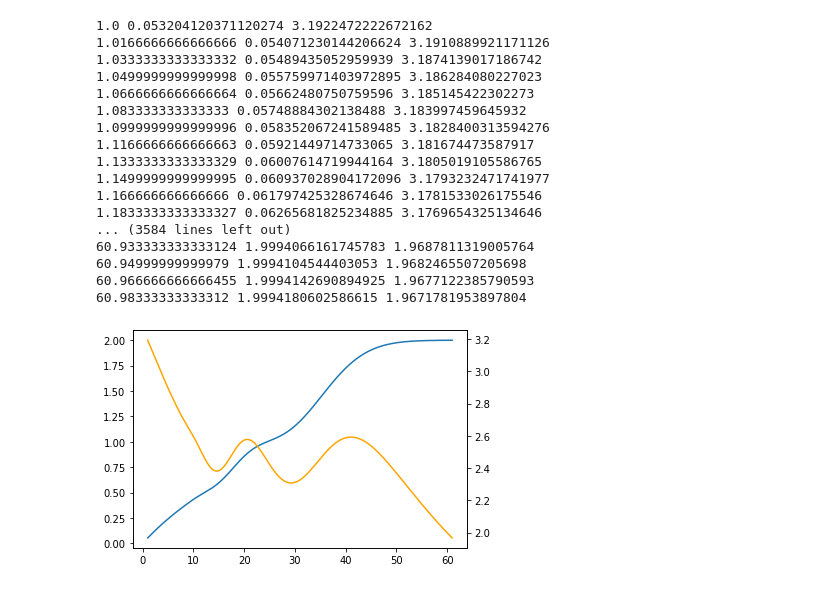
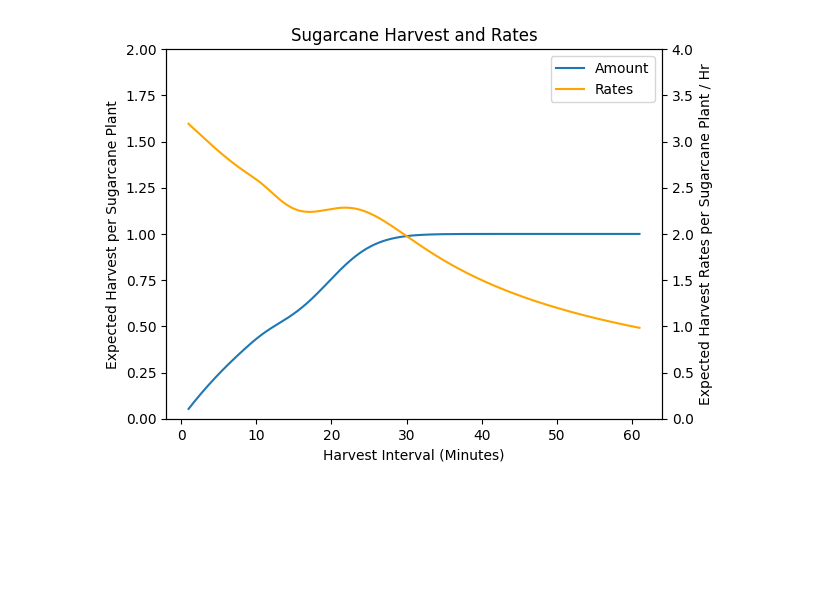
Before and after one commit to jcw780/mc_drop_chance, a Jupyter notebook: sugarcane.ipynb, the cells around one changed output. Cells and saved outputs as stored; diff of their text form; code cells hidden in the pictures; blank space fills up the shorter version.

```diff
--- a/sugarcane.ipynb
+++ b/sugarcane.ipynb
@@ -51,49 +51,44 @@ plt.show()
 # %%
 def compute_dist_given_time_gt(harvest_cycle_gt, harvest_overhead_gt):
     random_tick_speed = 3
     growth_time_per_cycle = harvest_cycle_gt - harvest_overhead_gt
     random_ticks = np.arange(0, 100)
     dist_t0 = binom(random_tick_speed * growth_time_per_cycle, 16**-3).pmf(random_ticks)
     dist_t1 = compute_T_n(dist_t0)
 
-    expected_collection = dist_t1[16:32].sum() * 1 + dist_t1[32:].sum() * 2
+    #expected_collection = dist_t1[16:32].sum() * 1 + dist_t1[32:].sum() * 2
+    expected_collection = dist_t1[16:].sum() * 1
     return expected_collection
 
 minutes = np.arange(1, 61, (1/60))
 collected = np.zeros(minutes.shape[0])
 rates = np.zeros(minutes.shape[0])
 
 for i, duration in enumerate(minutes):
     avg_collected = compute_dist_given_time_gt(int(duration*60*20), 6)
     collected[i] = avg_collected
     rates[i] = avg_collected / duration * 60
-    print(duration, avg_collected, avg_collected / duration * 60)
+    #print(duration, avg_collected, avg_collected / duration * 60)
 
 
 fig, ax1 = plt.subplots()
 ax2 = ax1.twinx()
 
 #print(collected, rates)
 
-ax1.plot(minutes, collected)
-ax2.plot(minutes, rates, color='orange')
+ax1.set_title('Sugarcane Harvest and Rates')
+ax1.set_xlabel('Harvest Interval (Minutes)')
+ax1.set_ylabel('Expected Harvest per Sugarcane Plant')
+ax1.set_ylim(0, 2)
+ax1.plot(minutes, collected, label='Amount')
+ax2.plot(minutes, rates, color='orange', label='Rates')
+ax2.set_ylim(0, 4)
+ax2.set_ylabel('Expected Harvest Rates per Sugarcane Plant / Hr')
+
+lines, labels = ax1.get_legend_handles_labels()
+lines2, labels2 = ax2.get_legend_handles_labels()
+ax2.legend(lines + lines2, labels + labels2, loc=0)
+
 plt.show()
 # %% [output]
-1.0 0.053204120371120274 3.1922472222672162
-1.0166666666666666 0.054071230144206624 3.1910889921171126
-1.0333333333333332 0.05489435052959939 3.1874139017186742
-1.0499999999999998 0.055759971403972895 3.186284080227023
-1.0666666666666664 0.05662480750759596 3.185145422302273
-1.083333333333333 0.05748884302138488 3.183997459645932
-1.0999999999999996 0.058352067241589485 3.1828400313594276
-1.1166666666666663 0.05921449714733065 3.181674473587917
-1.1333333333333329 0.06007614719944164 3.1805019105586765
-1.1499999999999995 0.060937028904172096 3.1793232471741977
-1.166666666666666 0.061797425328674646 3.1781533026175546
-1.1833333333333327 0.06265681825234885 3.1769654325134646
-... (3584 lines left out)
-60.933333333333124 1.9994066161745783 1.9687811319005764
-60.94999999999979 1.9994104544403053 1.9682465507205698
-60.966666666666455 1.9994142690894925 1.9677122385790593
-60.98333333333312 1.9994180602586615 1.9671781953897804
-[figure, old version]
+[figure, new version]
```
Also changed, not shown: parts of 2 cells of this notebook, 1 other file.
